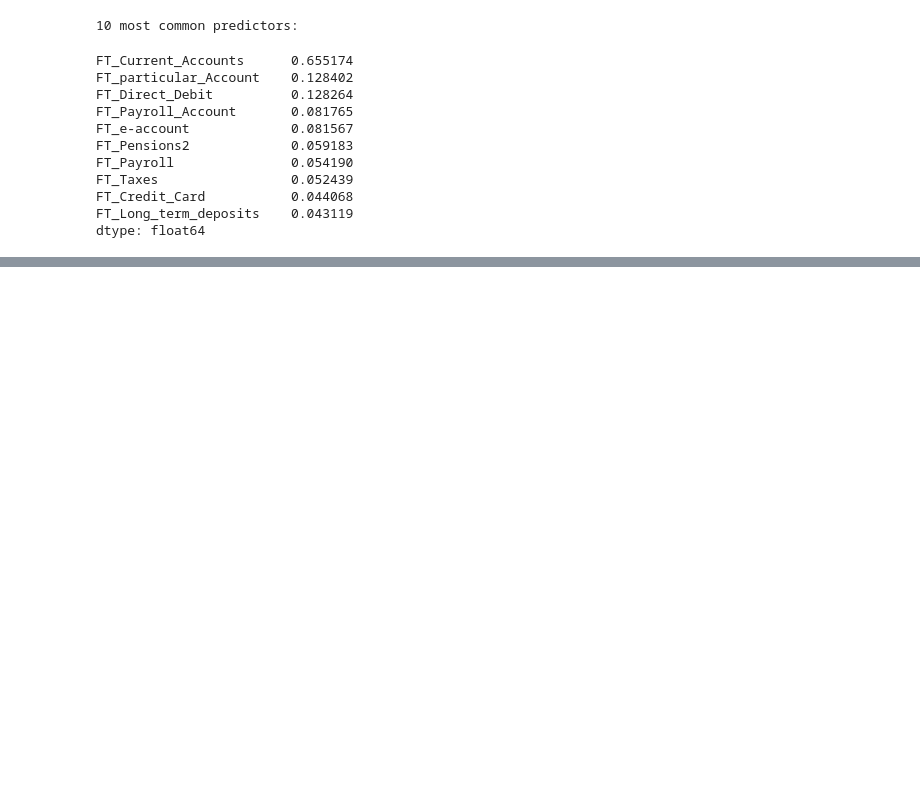
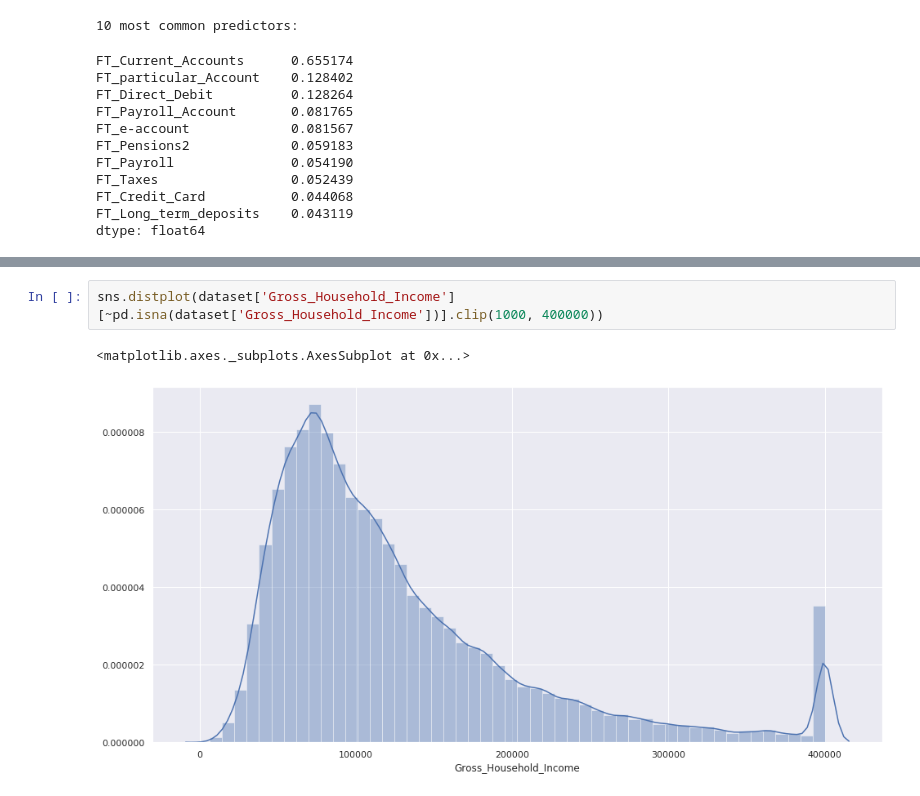
Before and after one commit to user1abcde/kaggle_santander_123, a Jupyter notebook: exploration.ipynb, the cells around one changed output, grey strips where cells are left out. Drawn from its saved outputs; the diff is of its cells as text; blank space fills up the shorter version.

```diff
--- a/exploration.ipynb
+++ b/exploration.ipynb
@@ -97,0 +99,5 @@ Text(0.5, 1, 'features correlation')
+# %%
+sns.distplot(dataset['Gross_Household_Income'][~pd.isna(dataset['Gross_Household_Income'])].clip(1000, 400000))
+# %% [output]
+<matplotlib.axes._subplots.AxesSubplot at 0x...>
+[figure, added]
```
Also changed, not shown: parts of 24 cells of this notebook, 9 other files.
